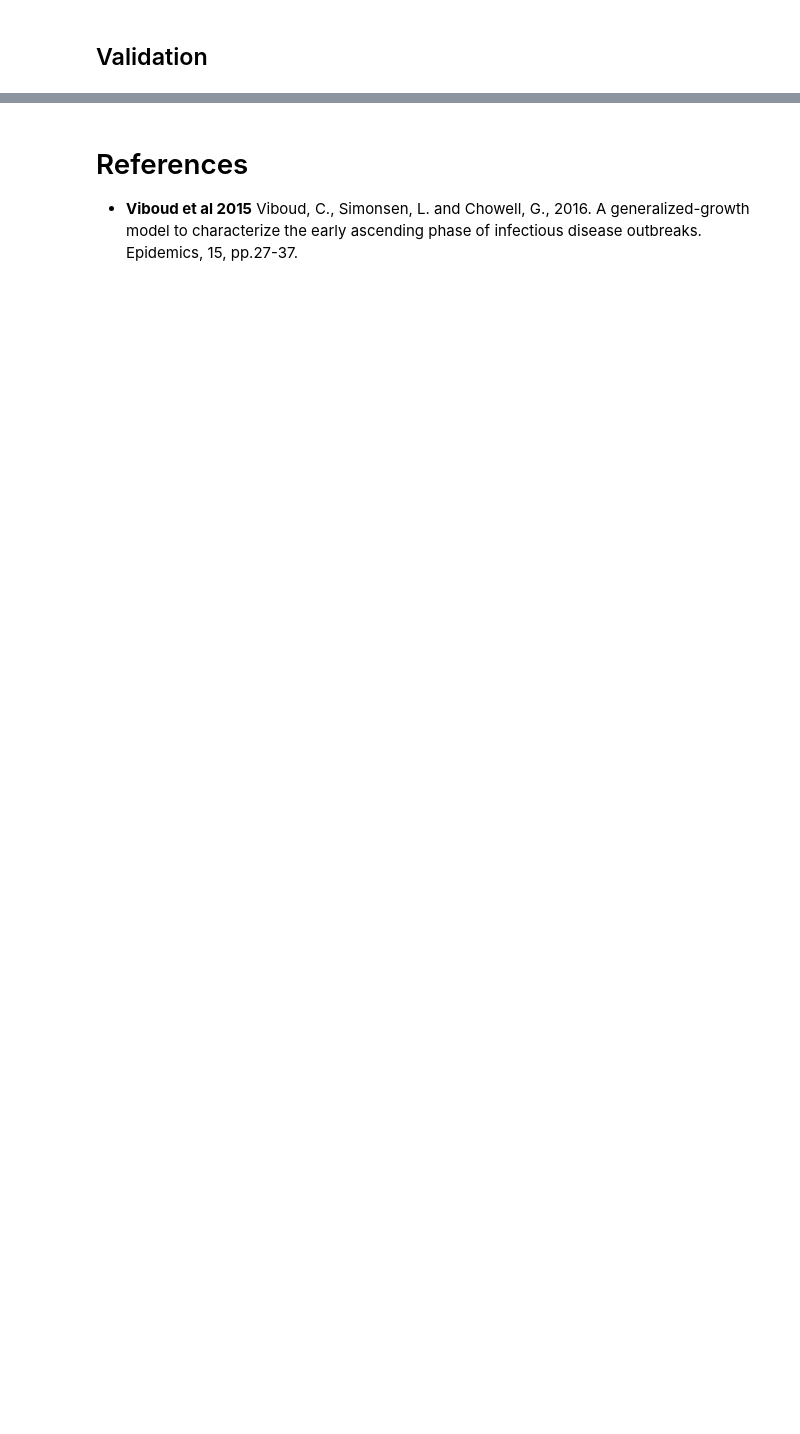
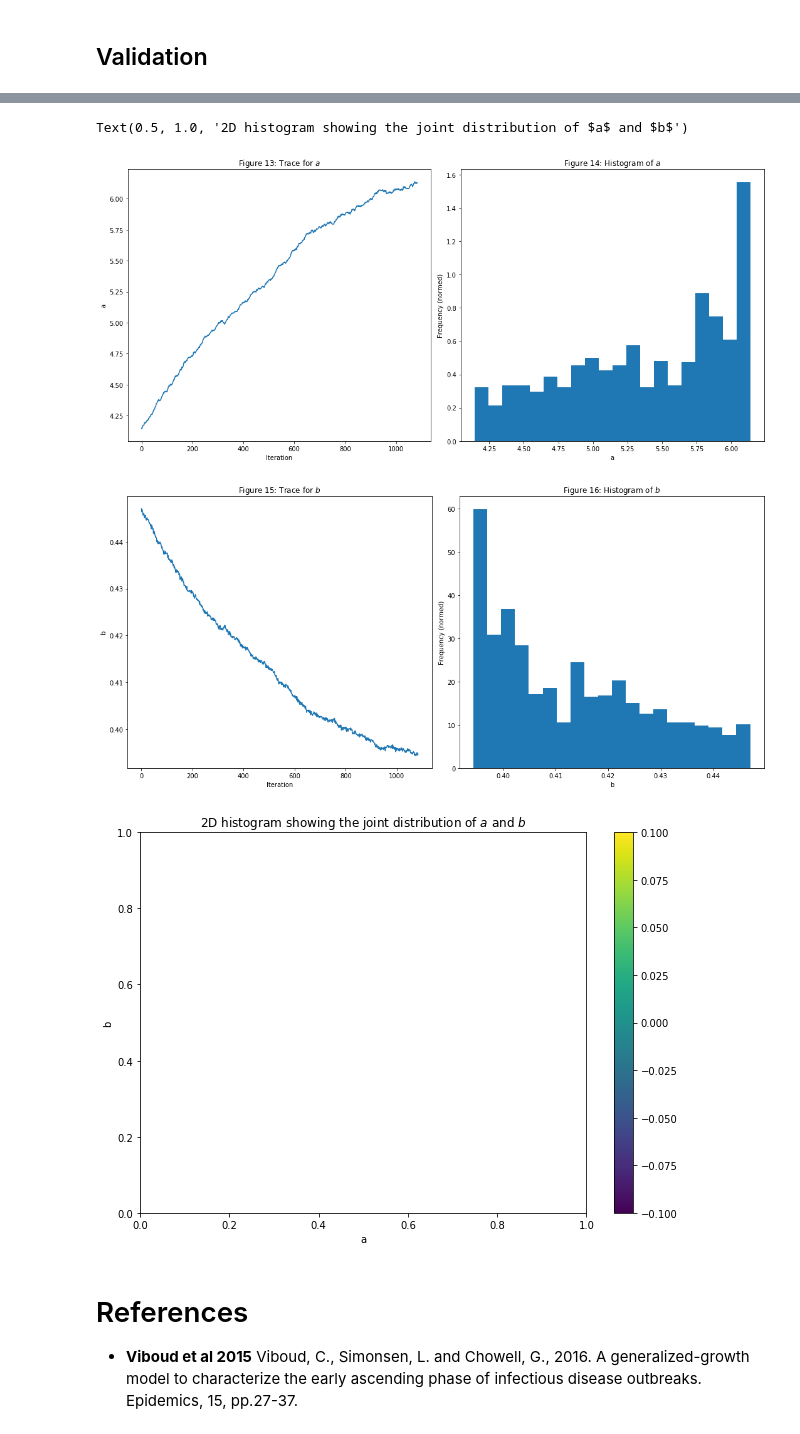
Before and after one commit to prashjha/StudyCovid19, a Jupyter notebook: process/bayesian/Assignment on Bayesian Inversion.ipynb, the cells around one changed output, grey strips where cells are left out. Saved outputs shown, nothing was run; the diff lists cells and outputs as text; code cells hidden in the pictures; blank space fills up the shorter version.

```diff
--- a/process/bayesian/Assignment on Bayesian Inversion.ipynb
+++ b/process/bayesian/Assignment on Bayesian Inversion.ipynb
@@ -192,3 +269,47 @@ Text(0.5, 1.0, 'Figure 12: MCMC sampling for $a$ and $b$ with Metropolis-Hasting
+# %%
+show=int(-0.5*accepted.shape[0])
+hist_show=int(-0.50*accepted.shape[0])
+
+
+fig = plt.figure(figsize=(15,7))
+ax = fig.add_subplot(1,2,1)
+ax.plot(accepted[show:,0])
+ax.set_title("Figure 13: Trace for $a$")
+ax.set_xlabel("Iteration")
+ax.set_ylabel("a")
+ax = fig.add_subplot(1,2,2)
+ax.hist(accepted[hist_show:,0], bins=20, density=True)
+ax.set_ylabel("Frequency (normed)")
+ax.set_xlabel("a")
+ax.set_title("Figure 14: Histogram of $a$")
+fig.tight_layout()
+
+fig = plt.figure(figsize=(15,7))
+ax = fig.add_subplot(1,2,1)
+ax.plot(accepted[show:,1])
+ax.set_title("Figure 15: Trace for $b$")
+ax.set_xlabel("Iteration")
+ax.set_ylabel("b")
+ax = fig.add_subplot(1,2,2)
+ax.hist(accepted[hist_show:,1], bins=20, density=True)
+ax.set_ylabel("Frequency (normed)")
+ax.set_xlabel("b")
+ax.set_title("Figure 16: Histogram of $b$")
+fig.tight_layout()
+
+fig = plt.figure(figsize=(10,7))
+ax = fig.add_subplot(1,1,1)
+xbins, ybins = np.linspace(0,1,100), np.linspace(0,1,100)
+counts, xedges, yedges, im = ax.hist2d(accepted[hist_show:,0], accepted[hist_show:,1], density=True, bins=[xbins, ybins])
+ax.set_xlabel("a")
+ax.set_ylabel("b")
+fig.colorbar(im, ax=ax)
+ax.set_title("2D histogram showing the joint distribution of $a$ and $b$")
+# %% [output]
+Text(0.5, 1.0, '2D histogram showing the joint distribution of $a$ and $b$')
+[figure, added]
+[figure, added]
+[figure, added]
 # %% [markdown]
 # References
 
```
Also changed, not shown: parts of 13 cells of this notebook.
